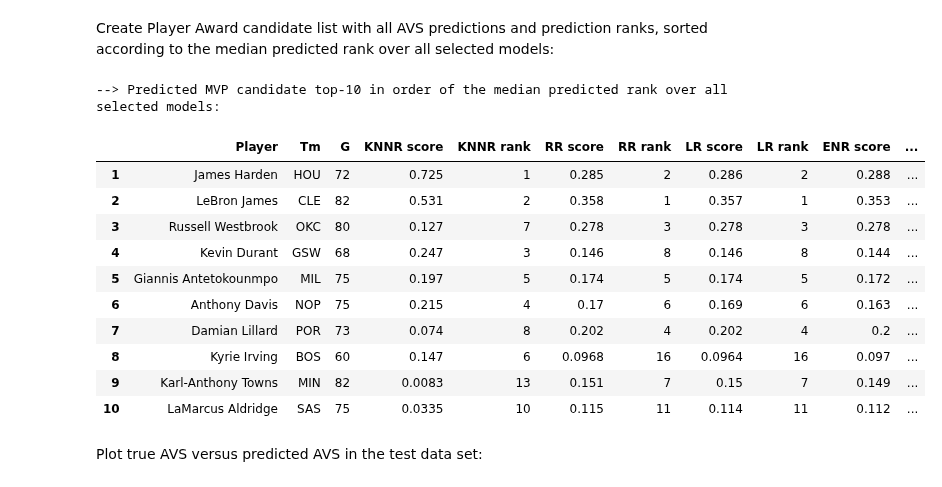
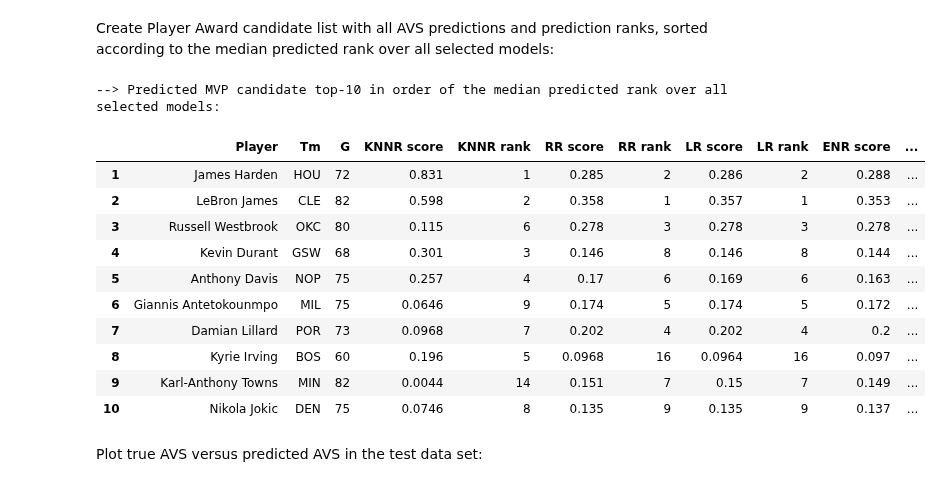
Before and after one commit to gmalim/NBA_analysis, a Jupyter notebook: NBA_PlayerAwards.ipynb, the cells around one changed output. Saved outputs shown, nothing was run; the diff lists cells and outputs as text; code cells hidden in the pictures.

```diff
--- a/NBA_PlayerAwards.ipynb
+++ b/NBA_PlayerAwards.ipynb
@@ -387,7 +387,7 @@ rseed = 666 # Set random_state of model (where applicable) to specific seed, to
 models = []
 
 estimator_name = 'K-Nearest Neighbours Regressor'
-n_n = 10
+n_n = 5
 w   = 'uniform' # 'uniform', 'distance'
 estimator = KNeighborsRegressor(n_neighbors=n_n, weights=w)
 models.append(MyModel(estimator_name, estimator))
@@ -800,16 +799,16 @@ The cross-validation regression metrics indicate that not all models work well,
 # %%
-R2_threshold = 0.3
+EVS_threshold = 0.25
 
 rejected_models = []
 
 for model in models:
-    if model.cv_r2 < R2_threshold:
+    if model.cv_evs < EVS_threshold:
         rejected_models.append(model)
         print("--> {:50} is rejected".format(model.estimator_name))
     else:
         print("--> {:50} is accepted".format(model.estimator_name))
 
-models = [x for x in models if x not in rejected_models]
+#models = [x for x in models if x not in rejected_models]
 # %% [output]
 --> K-Nearest Neighbours Regressor                     is accepted
 --> Ridge Regressor                                    is accepted
@@ -837,9 +836,9 @@ for model in models:
 
         #print("--> Calculating feature importances for", model.estimator_name, "...")
 
-        cvimportances = model.cvimportances
+        cv_importances = model.cv_importances
 
-        df_cvimportances = pd.DataFrame(cvimportances, columns=feature_names)
+        df_cvimportances = pd.DataFrame(cv_importances, columns=feature_names)
 
         mean_cvimportances = np.mean(df_cvimportances, axis=0)
         std_cvimportances  = np.std (df_cvimportances, axis=0)
@@ -877,9 +876,13 @@ display(df_importances)
 
 Fit all models to training data and use fitted models to predict the players' AVP voting share in *test_year*. Calculate regression metrics if award voting has been completed for *test_year*:
 # %%
+if test_year_truth_is_known:
+    color=iter(plt.cm.tab20(np.linspace(0, 1, 20)))
+    plt.figure(figsize=(20, 20))
+
 regression_metrics = []
 
-for model in models:
+for imodel, model in enumerate(models):
 
     regressor      = model.estimator
     regressor_name = model.estimator_name
@@ -915,7 +918,22 @@ for model in models:
                                    'Mean Squared Error'       : mean_squared_e       .round(3),
                                    'Mean Squared Log Error'   : mean_squared_log_e   .round(3)})
 
+        plt.subplot(4, 4, imodel+1)
+
+        plt.title(regressor_name)
+        plt.xlabel("True AVS")
+        plt.ylabel("Predicted AVS")
+        plt.xlim(-0.05, 1.05)
+        plt.ylim(-0.05, 1.05)
+        plt.grid(True)
+        plt.plot([0, 1], [0, 1], linestyle='--', lw=1, color='black', alpha=.3)
+        plt.scatter(y_truth, y_prediction, color=next(color), edgecolor='k')
+        plt.tight_layout()
+
 if test_year_truth_is_known:
+
+    plt.show()
+
     print("")
     print("--> Regression metrics for all models:")
     columnorder = ['Estimator', 'R2 Score', 'Explained Variance Score', 'Median Absolute Error',
@@ -1021,8 +1041,12 @@ score_column_names = []
 rank_column_names  = []
 both_column_names  = []
 
-for imodel in range(len(models)):
-    model_acronym = ''.join(c for c in models[imodel].estimator_name if c.isupper())
+for model in models:
+
+    if model in rejected_models:
+        continue
+
+    model_acronym = ''.join(c for c in model.estimator_name if c.isupper())
     score_column_names.append("{} score".format(model_acronym))
     rank_column_names .append("{} rank" .format(model_acronym))
     both_column_names .append("{} score".format(model_acronym))
@@ -1050,45 +1074,43 @@ df_awardcandidates[rank_column_names] = scaler.fit_transform(df_awardcandidates[
 # Calculate median predicted AVS and median predicted rank of all non-rejected models:
 
 df_test['Median AVS' ] = df_awardcandidates[score_column_names].median(axis=1)
 df_test['Median rank'] = df_awardcandidates[rank_column_names ].median(axis=1)
 
 df_awardcandidates['Median AVS' ] = df_awardcandidates[score_column_names].median(axis=1)
 df_awardcandidates['Median rank'] = df_awardcandidates[rank_column_names ].median(axis=1)
 
 if test_year_truth_is_known:
     df_awardcandidates['AVS'] = df_test['AVS']
 
 #df_awardcandidates = df_awardcandidates.sort_values('Median AVS',  ascending=False)
 df_awardcandidates = df_awardcandidates.sort_values('Median rank', ascending=True)
 
 df_awardcandidates = df_awardcandidates.reset_index(drop=True)
 df_awardcandidates.index = np.arange(1, len(df_awardcandidates) + 1)
 
 print_limit = 10
-pd.set_option('precision', 3)
-#pd.set_option('display.float_format', '{:6.3f}'.format) # doesn't seem to work with display(df)
 #print("--> Predicted {} candidate top-{} in order of the median predicted AVS over all selected models:".format(
 #    award, print_limit))
 print("--> Predicted {} candidate top-{} in order of the median predicted rank over all selected models:".format(
     award, print_limit))
 subset_scores = ['Median AVS', *score_column_names]
 cm = sns.diverging_palette(240, 10, n=9, as_cmap=True)
 df_awardcandidates_style = df_awardcandidates[:print_limit].style.background_gradient(subset=subset_scores,
                                                                                       cmap=cm, axis=0)
 display(df_awardcandidates_style)
 # %% [output]
 --> Predicted MVP candidate top-10 in order of the median predicted rank over all selected models:
 |  | Player | Tm | G | KNNR score | KNNR rank | RR score | RR rank | LR score | LR rank | ENR score | ... |
-| 1 | James Harden | HOU | 72 | 0.725 | 1 | 0.285 | 2 | 0.286 | 2 | 0.288 | ... |
-| 2 | LeBron James | CLE | 82 | 0.531 | 2 | 0.358 | 1 | 0.357 | 1 | 0.353 | ... |
-| 3 | Russell Westbrook | OKC | 80 | 0.127 | 7 | 0.278 | 3 | 0.278 | 3 | 0.278 | ... |
-| 4 | Kevin Durant | GSW | 68 | 0.247 | 3 | 0.146 | 8 | 0.146 | 8 | 0.144 | ... |
-| 5 | Giannis Antetokounmpo | MIL | 75 | 0.197 | 5 | 0.174 | 5 | 0.174 | 5 | 0.172 | ... |
-| 6 | Anthony Davis | NOP | 75 | 0.215 | 4 | 0.17 | 6 | 0.169 | 6 | 0.163 | ... |
-| 7 | Damian Lillard | POR | 73 | 0.074 | 8 | 0.202 | 4 | 0.202 | 4 | 0.2 | ... |
-| 8 | Kyrie Irving | BOS | 60 | 0.147 | 6 | 0.0968 | 16 | 0.0964 | 16 | 0.097 | ... |
-| 9 | Karl-Anthony Towns | MIN | 82 | 0.0083 | 13 | 0.151 | 7 | 0.15 | 7 | 0.149 | ... |
-| 10 | LaMarcus Aldridge | SAS | 75 | 0.0335 | 10 | 0.115 | 11 | 0.114 | 11 | 0.112 | ... |
+| 1 | James Harden | HOU | 72 | 0.831 | 1 | 0.285 | 2 | 0.286 | 2 | 0.288 | ... |
+| 2 | LeBron James | CLE | 82 | 0.598 | 2 | 0.358 | 1 | 0.357 | 1 | 0.353 | ... |
+| 3 | Russell Westbrook | OKC | 80 | 0.115 | 6 | 0.278 | 3 | 0.278 | 3 | 0.278 | ... |
+| 4 | Kevin Durant | GSW | 68 | 0.301 | 3 | 0.146 | 8 | 0.146 | 8 | 0.144 | ... |
+| 5 | Anthony Davis | NOP | 75 | 0.257 | 4 | 0.17 | 6 | 0.169 | 6 | 0.163 | ... |
+| 6 | Giannis Antetokounmpo | MIL | 75 | 0.0646 | 9 | 0.174 | 5 | 0.174 | 5 | 0.172 | ... |
+| 7 | Damian Lillard | POR | 73 | 0.0968 | 7 | 0.202 | 4 | 0.202 | 4 | 0.2 | ... |
+| 8 | Kyrie Irving | BOS | 60 | 0.196 | 5 | 0.0968 | 16 | 0.0964 | 16 | 0.097 | ... |
+| 9 | Karl-Anthony Towns | MIN | 82 | 0.0044 | 14 | 0.151 | 7 | 0.15 | 7 | 0.149 | ... |
+| 10 | Nikola Jokic | DEN | 75 | 0.0746 | 8 | 0.135 | 9 | 0.135 | 9 | 0.137 | ... |
 # %% [markdown]
 Plot true AVS versus predicted AVS in the test data set:
 # %%
```
Also changed, not shown: parts of 25 cells of this notebook, 2 other files.
